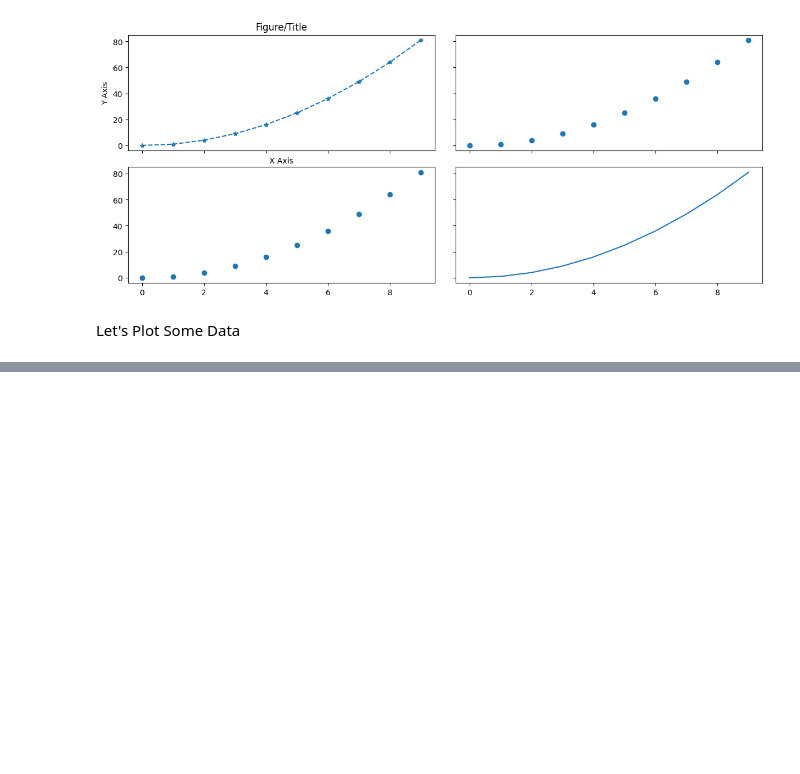
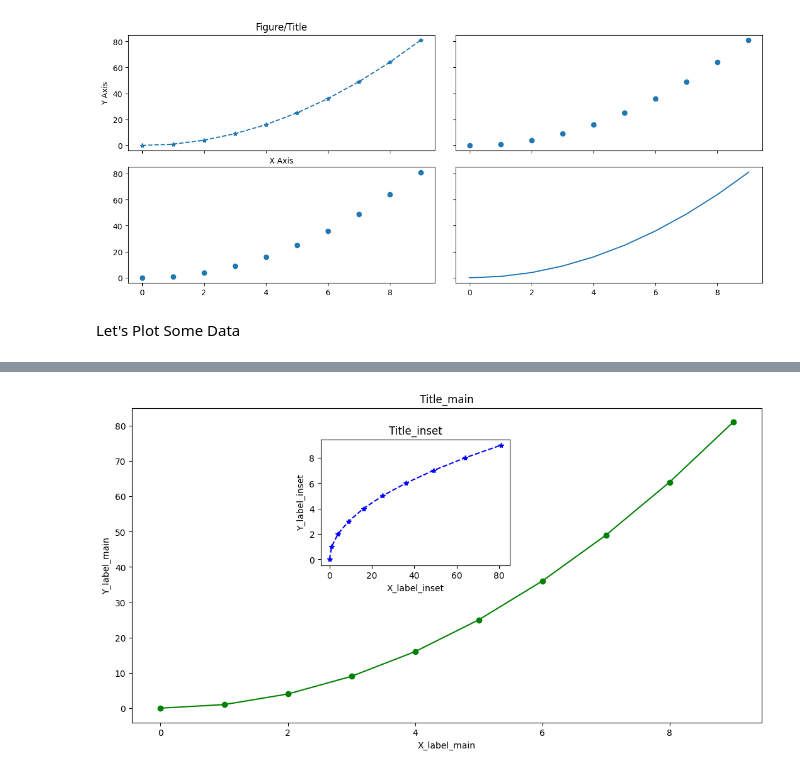
Before and after one commit to RaisulislamRimon/data-science-notes, a Jupyter notebook: module_8/module_8_class/class_1/1_data_visualization.ipynb, the cells around one changed output, grey strips where cells are left out. Cells and saved outputs as stored; diff of their text form; code cells hidden in the pictures; blank space fills up the shorter version.

```diff
--- a/module_8/module_8_class/class_1/1_data_visualization.ipynb
+++ b/module_8/module_8_class/class_1/1_data_visualization.ipynb
@@ -627,0 +654,21 @@ Let's Plot Some Data
+# %%
+# creating an empty canvas
+fig3 = plt.figure(figsize=(10, 5))
+# creating main axes
+axes_main = fig3.add_axes([0, 0, 1, 1])
+# creating inner axes
+axes_inset = fig3.add_axes([.3, .5, .3, .4])
+# main figure
+axes_main.plot(x, y, 'g-o')
+axes_main.set_xlabel("X_label_main")
+axes_main.set_ylabel("Y_label_main")
+axes_main.set_title("Title_main")
+# inner figure
+axes_inset.plot(y, x, 'b--*')
+axes_inset.set_xlabel("X_label_inset")
+axes_inset.set_ylabel("Y_label_inset")
+axes_inset.set_title("Title_inset")
+
+fig3.show()
+# %% [output]
+[figure, added]
```
Also changed, not shown: parts of 5 cells of this notebook, 1 other file.
